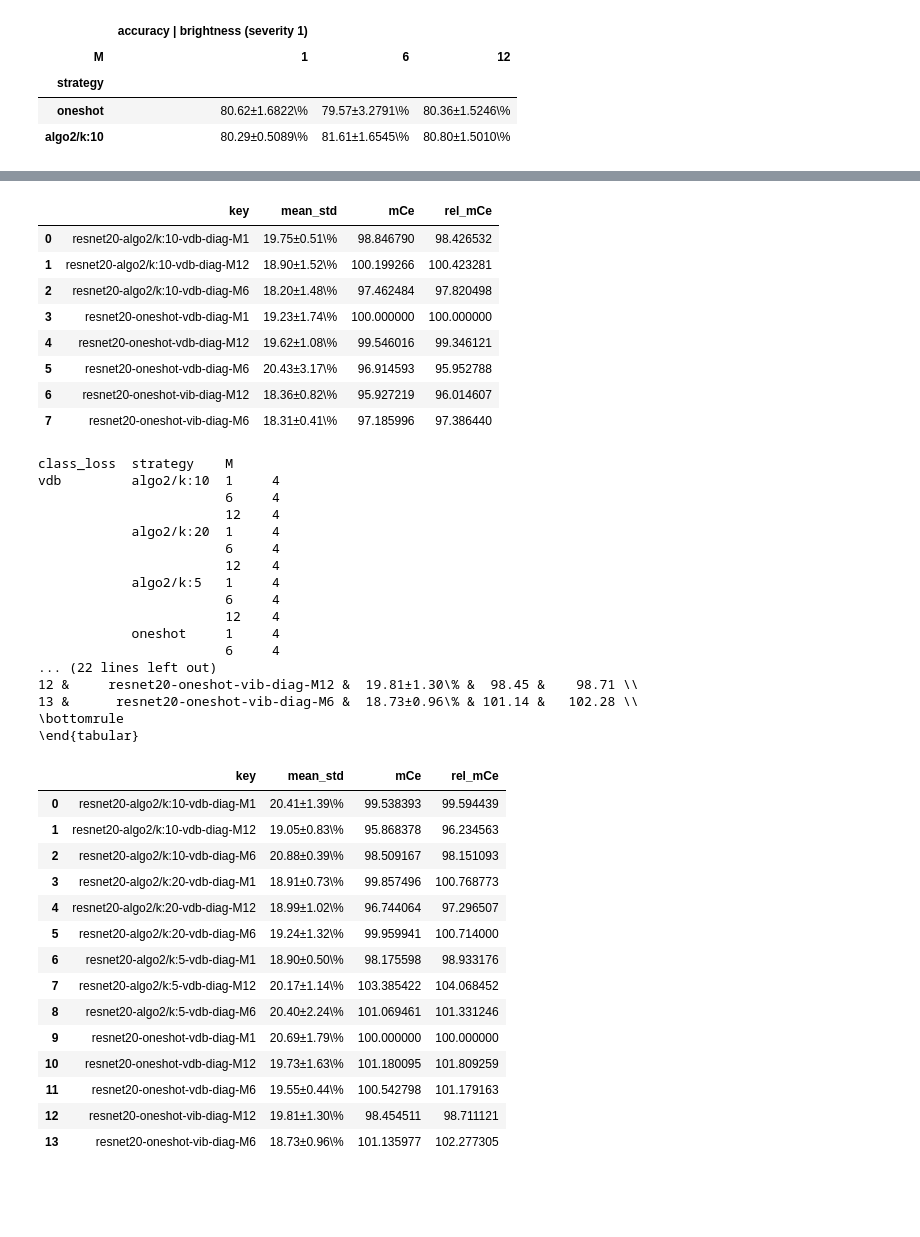
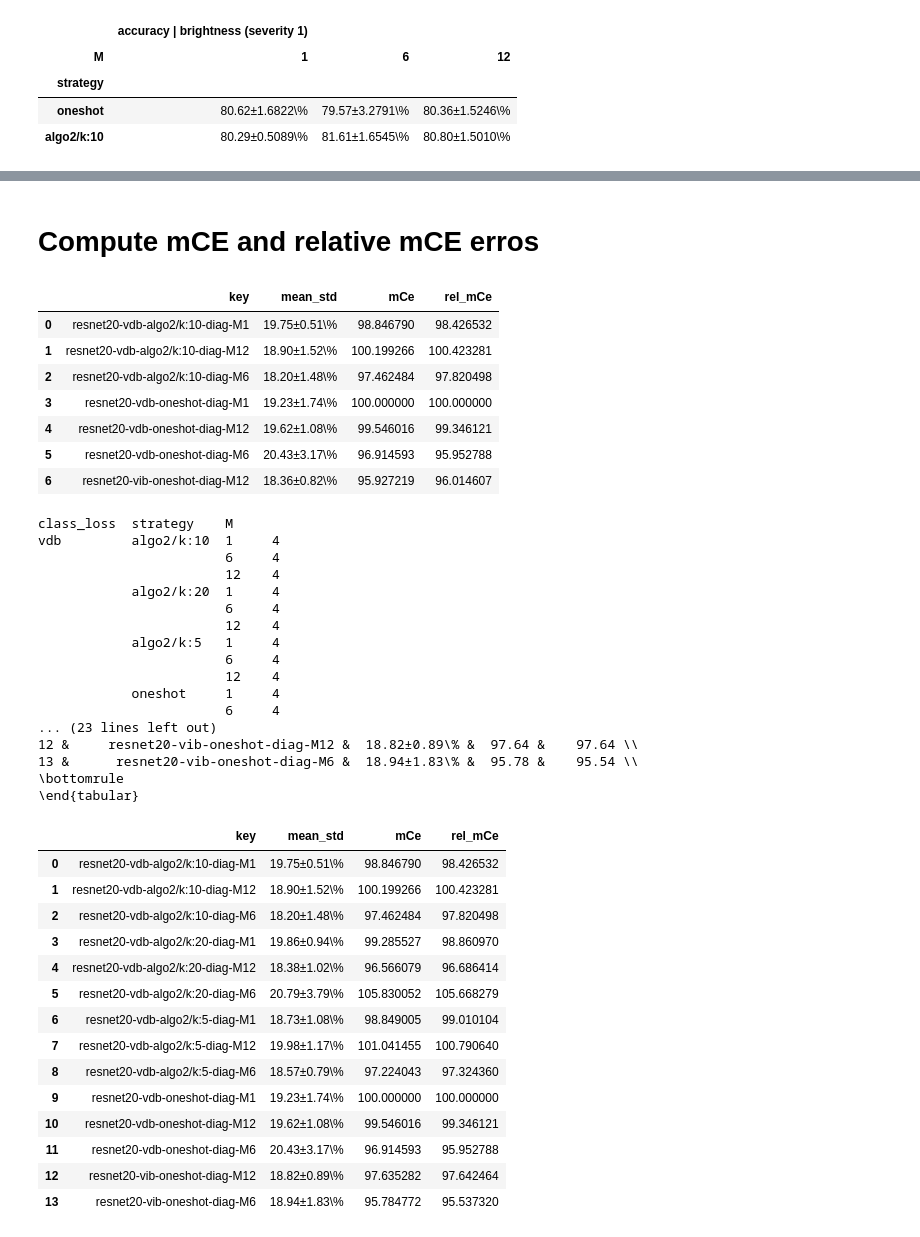
Before and after one commit to p16i/vdb, a Jupyter notebook: notebooks/plot-cifar10c-robustness.ipynb, the cells around one changed output, grey strips where cells are left out. Saved outputs shown, nothing was run; the diff lists cells and outputs as text; code cells hidden in the pictures; blank space fills up the shorter version.

```diff
--- a/notebooks/plot-cifar10c-robustness.ipynb
+++ b/notebooks/plot-cifar10c-robustness.ipynb
@@ -19,7 +19,7 @@ def read_analysis(path):
 
     arch = summary["model"].split("/")[0]
 
-    key = "-".join([arch, summary["strategy"], summary["class_loss"], summary["cov_type"], "M" + str(summary["M"])])
+    key = "-".join([arch, summary["class_loss"], summary["strategy"], summary["cov_type"], "M" + str(summary["M"])])
 
     rows = []
 
@@ -30,6 +30,7 @@ def read_analysis(path):
             assert 12 == acc["L"]
 
             rows.append(dict(
+                beta=summary['beta'],
                 name=name,
                 category=cat,
                 severity=r["severity"],
@@ -284,3 +294,5 @@ Plotting with 3 cols and 5 rows
+# %% [markdown]
+# Compute mCE and relative mCE erros
 # %%
 def compute_corruption_error(df, ref_key, strategies=["oneshot", "algo2/k:10"]):
     group_key = ["key", "category"]
@@ -336,7 +348,7 @@ def compute_corruption_error(df, ref_key, strategies=["oneshot", "algo2/k:10"]):
 
 df_temp = compute_corruption_error(
     pd.concat([df_resnet_cifar10c, df_resnet_cifar10c_vib], ignore_index=True, sort=False),
-    "resnet20-oneshot-vdb-diag-M1",
+    "resnet20-vdb-oneshot-diag-M1",
 )
 
 df_temp
@@ -350,14 +362,13 @@ df_temp
 # df_temp[df_temp.key =="resnet20-oneshot-vdb-diag-M6"].rel_ce.mean()
 # %% [output]
 |  | key | mean_std | mCe | rel_mCe |
-| 0 | resnet20-algo2/k:10-vdb-diag-M1 | 19.75±0.51\% | 98.846790 | 98.426532 |
-| 1 | resnet20-algo2/k:10-vdb-diag-M12 | 18.90±1.52\% | 100.199266 | 100.423281 |
-| 2 | resnet20-algo2/k:10-vdb-diag-M6 | 18.20±1.48\% | 97.462484 | 97.820498 |
-| 3 | resnet20-oneshot-vdb-diag-M1 | 19.23±1.74\% | 100.000000 | 100.000000 |
-| 4 | resnet20-oneshot-vdb-diag-M12 | 19.62±1.08\% | 99.546016 | 99.346121 |
-| 5 | resnet20-oneshot-vdb-diag-M6 | 20.43±3.17\% | 96.914593 | 95.952788 |
-| 6 | resnet20-oneshot-vib-diag-M12 | 18.36±0.82\% | 95.927219 | 96.014607 |
-| 7 | resnet20-oneshot-vib-diag-M6 | 18.31±0.41\% | 97.185996 | 97.386440 |
+| 0 | resnet20-vdb-algo2/k:10-diag-M1 | 19.75±0.51\% | 98.846790 | 98.426532 |
+| 1 | resnet20-vdb-algo2/k:10-diag-M12 | 18.90±1.52\% | 100.199266 | 100.423281 |
+| 2 | resnet20-vdb-algo2/k:10-diag-M6 | 18.20±1.48\% | 97.462484 | 97.820498 |
+| 3 | resnet20-vdb-oneshot-diag-M1 | 19.23±1.74\% | 100.000000 | 100.000000 |
+| 4 | resnet20-vdb-oneshot-diag-M12 | 19.62±1.08\% | 99.546016 | 99.346121 |
+| 5 | resnet20-vdb-oneshot-diag-M6 | 20.43±3.17\% | 96.914593 | 95.952788 |
+| 6 | resnet20-vib-oneshot-diag-M12 | 18.36±0.82\% | 95.927219 | 96.014607 |
 # %%
 def plot_table(path_1, path_2, should_print=False, **kwargs):
     df = read_experiment_metrics(path_1)
@@ -377,54 +388,59 @@ def plot_table(path_1, path_2, should_print=False, **kwargs):
         ].groupby(["class_loss", "strategy", "M"])["model"].count()
     )
 
+    beta = df.beta.unique()
+
+    assert len(beta) == 1 and np.equal(df.beta.unique(), df_vib.beta.unique()), print(beta)
+    print("β", beta)
+
     df_res = compute_corruption_error(
     pd.concat([df, df_vib], ignore_index=True, sort=False),
-        "resnet20-oneshot-vdb-diag-M1",
+        "resnet20-vdb-oneshot-diag-M1",
         **kwargs
     )
 
     if should_print:
         with pd.option_context('display.float_format', '{:0.2f}'.format):
             print(df_res.to_latex(escape=False))
 
     return df_res
 
 plot_table(
-    "../artifacts-server/mpg-server/experiment-robustness-cifar10-beta04/*/*",
-    "../artifacts-server/mpg-server/experiment-robustness-cifar10-beta04-vib/*/*",
+    "../artifacts-server/mpg-server/experiment-robustness-cifar10-beta03/*/*",
+    "../artifacts-server/mpg-server/experiment-robustness-cifar10-beta03-vib/*/*",
     should_print=True,
     strategies=["oneshot", "algo2/k:5", "algo2/k:10", "algo2/k:20"],
 )
 # %% [output]
 class_loss  strategy    M
 vdb         algo2/k:10  1     4
                         6     4
                         12    4
             algo2/k:20  1     4
                         6     4
                         12    4
             algo2/k:5   1     4
                         6     4
                         12    4
             oneshot     1     4
                         6     4
-... (22 lines left out)
-12 &     resnet20-oneshot-vib-diag-M12 &  19.81±1.30\% &  98.45 &    98.71 \\
-13 &      resnet20-oneshot-vib-diag-M6 &  18.73±0.96\% & 101.14 &   102.28 \\
+... (23 lines left out)
+12 &     resnet20-vib-oneshot-diag-M12 &  18.82±0.89\% &  97.64 &    97.64 \\
+13 &      resnet20-vib-oneshot-diag-M6 &  18.94±1.83\% &  95.78 &    95.54 \\
 \bottomrule
 \end{tabular}
 |  | key | mean_std | mCe | rel_mCe |
-| 0 | resnet20-algo2/k:10-vdb-diag-M1 | 20.41±1.39\% | 99.538393 | 99.594439 |
-| 1 | resnet20-algo2/k:10-vdb-diag-M12 | 19.05±0.83\% | 95.868378 | 96.234563 |
-| 2 | resnet20-algo2/k:10-vdb-diag-M6 | 20.88±0.39\% | 98.509167 | 98.151093 |
-| 3 | resnet20-algo2/k:20-vdb-diag-M1 | 18.91±0.73\% | 99.857496 | 100.768773 |
-| 4 | resnet20-algo2/k:20-vdb-diag-M12 | 18.99±1.02\% | 96.744064 | 97.296507 |
-| 5 | resnet20-algo2/k:20-vdb-diag-M6 | 19.24±1.32\% | 99.959941 | 100.714000 |
-| 6 | resnet20-algo2/k:5-vdb-diag-M1 | 18.90±0.50\% | 98.175598 | 98.933176 |
-| 7 | resnet20-algo2/k:5-vdb-diag-M12 | 20.17±1.14\% | 103.385422 | 104.068452 |
-| 8 | resnet20-algo2/k:5-vdb-diag-M6 | 20.40±2.24\% | 101.069461 | 101.331246 |
-| 9 | resnet20-oneshot-vdb-diag-M1 | 20.69±1.79\% | 100.000000 | 100.000000 |
-| 10 | resnet20-oneshot-vdb-diag-M12 | 19.73±1.63\% | 101.180095 | 101.809259 |
-| 11 | resnet20-oneshot-vdb-diag-M6 | 19.55±0.44\% | 100.542798 | 101.179163 |
-| 12 | resnet20-oneshot-vib-diag-M12 | 19.81±1.30\% | 98.454511 | 98.711121 |
-| 13 | resnet20-oneshot-vib-diag-M6 | 18.73±0.96\% | 101.135977 | 102.277305 |
+| 0 | resnet20-vdb-algo2/k:10-diag-M1 | 19.75±0.51\% | 98.846790 | 98.426532 |
+| 1 | resnet20-vdb-algo2/k:10-diag-M12 | 18.90±1.52\% | 100.199266 | 100.423281 |
+| 2 | resnet20-vdb-algo2/k:10-diag-M6 | 18.20±1.48\% | 97.462484 | 97.820498 |
+| 3 | resnet20-vdb-algo2/k:20-diag-M1 | 19.86±0.94\% | 99.285527 | 98.860970 |
+| 4 | resnet20-vdb-algo2/k:20-diag-M12 | 18.38±1.02\% | 96.566079 | 96.686414 |
+| 5 | resnet20-vdb-algo2/k:20-diag-M6 | 20.79±3.79\% | 105.830052 | 105.668279 |
+| 6 | resnet20-vdb-algo2/k:5-diag-M1 | 18.73±1.08\% | 98.849005 | 99.010104 |
+| 7 | resnet20-vdb-algo2/k:5-diag-M12 | 19.98±1.17\% | 101.041455 | 100.790640 |
+| 8 | resnet20-vdb-algo2/k:5-diag-M6 | 18.57±0.79\% | 97.224043 | 97.324360 |
+| 9 | resnet20-vdb-oneshot-diag-M1 | 19.23±1.74\% | 100.000000 | 100.000000 |
+| 10 | resnet20-vdb-oneshot-diag-M12 | 19.62±1.08\% | 99.546016 | 99.346121 |
+| 11 | resnet20-vdb-oneshot-diag-M6 | 20.43±3.17\% | 96.914593 | 95.952788 |
+| 12 | resnet20-vib-oneshot-diag-M12 | 18.82±0.89\% | 97.635282 | 97.642464 |
+| 13 | resnet20-vib-oneshot-diag-M6 | 18.94±1.83\% | 95.784772 | 95.537320 |
```
Also changed, not shown: parts of 19 cells of this notebook, 5 other files.
